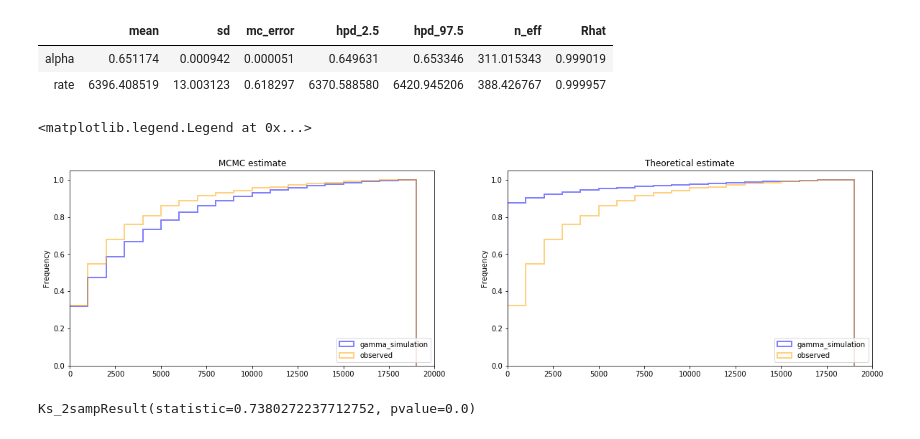
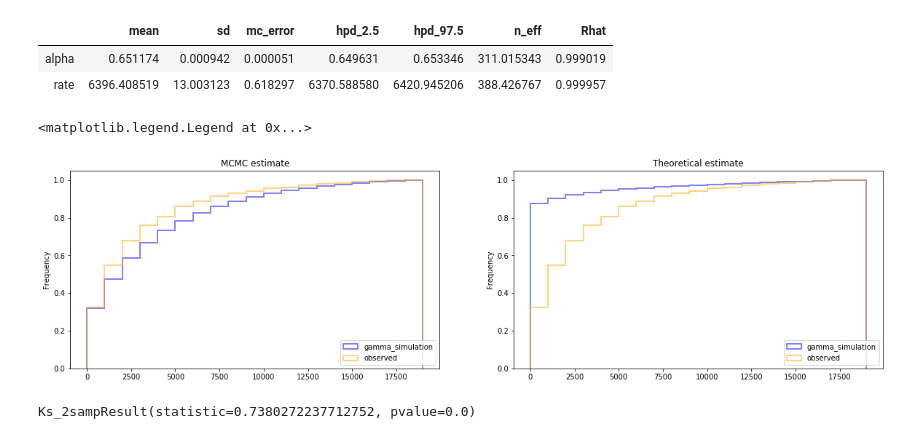
Before and after one commit to Shunling/Insight_HealthDataScience, a Jupyter notebook: Bayesian_Inference.ipynb, the cells around one changed output. Saved outputs shown, nothing was run; the diff lists cells and outputs as text; code cells hidden in the pictures.

```diff
--- a/Bayesian_Inference.ipynb
+++ b/Bayesian_Inference.ipynb
@@ -177,25 +187,25 @@ gamma2 = dist['gamma2'].loc[dist['gamma2']<=50000]
 # %%
 fig = plt.figure(figsize=(20,5))
 ax1 = fig.add_subplot(121)
 ax1.hist(gamma2, bins=range(0,20000,1000),label='gamma_simulation',alpha=0.5,color='blue',\
          density=True, cumulative=True,histtype='step',linewidth=2)
 amount.plot.hist(bins=range(0,20000,1000),label='observed',alpha=0.5,color='orange',ax=ax1,\
                  density=True, cumulative=True,histtype='step',linewidth=2)
 plt.title('MCMC estimate')
-plt.xlim(0,20000)
+
 plt.legend(loc=4)
 
 ax2 = fig.add_subplot(122)
 ax2.hist(gamma1, bins=range(0,20000,1000),label='gamma_simulation',alpha=0.5,color='blue',\
          density=True, cumulative=True,histtype='step',linewidth=2)
 amount.plot.hist(bins=range(0,20000,1000),label='observed',alpha=0.5,color='orange',ax=ax2,\
                  density=True, cumulative=True,histtype='step',linewidth=2)
 plt.title('Theoretical estimate')
-plt.xlim(0,20000)
+
 plt.legend(loc=4)
 # %% [output]
 <matplotlib.legend.Legend at 0x...>
-[figure, old version]
+[figure, new version]
 # %%
 from scipy import stats
 # %%
```
Also changed, not shown: parts of 4 cells of this notebook.
